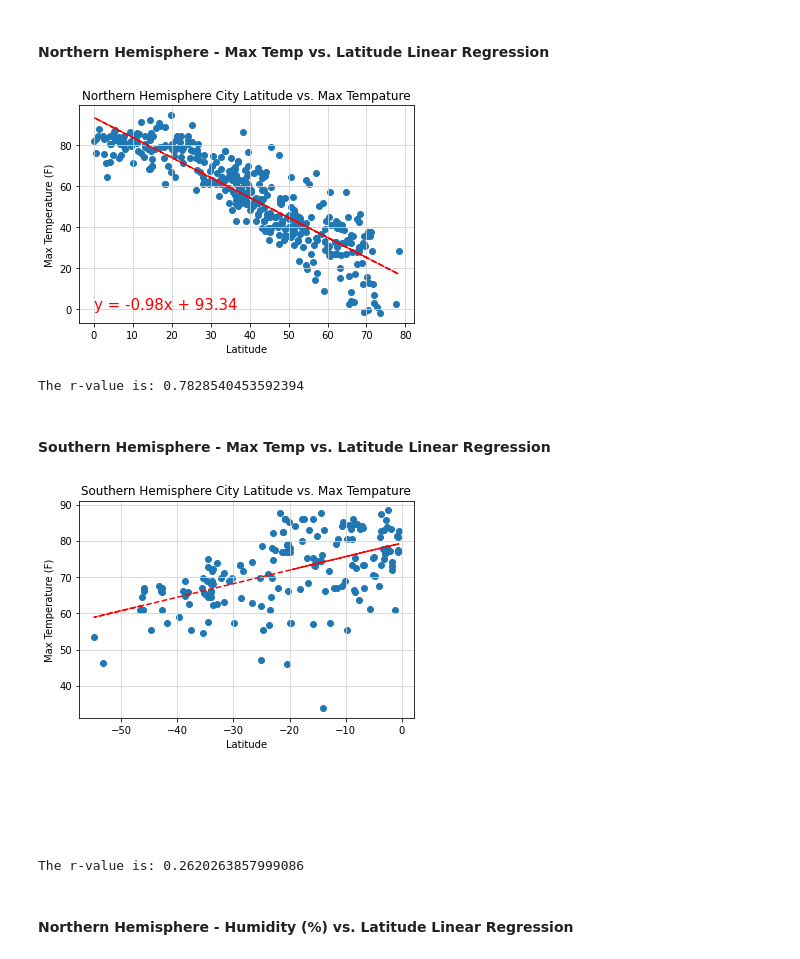
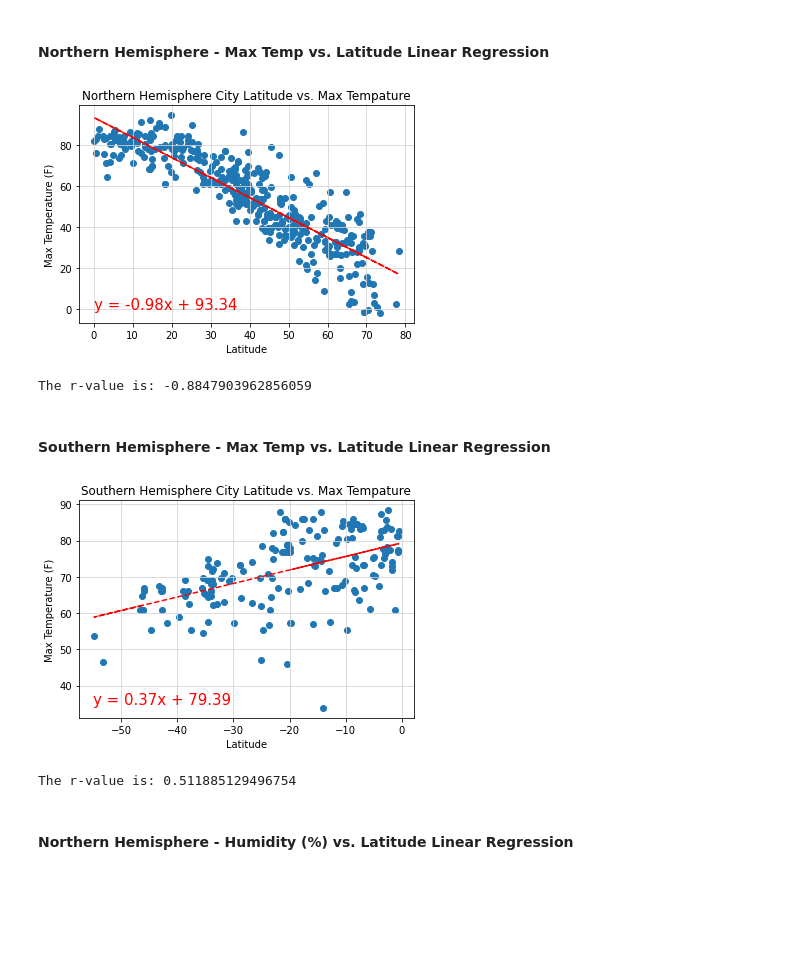
Before and after one commit to RobinWaves/python-api-challenge, a Jupyter notebook: WeatherPy/WeatherPy.ipynb, the cells around one changed output. Drawn from its saved outputs; the diff is of its cells as text; code cells hidden in the pictures; blank space fills up the shorter version.

```diff
--- a/WeatherPy/WeatherPy.ipynb
+++ b/WeatherPy/WeatherPy.ipynb
@@ -248,39 +248,39 @@ plt.annotate(line_eq,(0, 0),fontsize=15,color="red")
 #plt.savefig('output_data/NorthHemiLatVsMaxTemp')
 plt.show()
 
-print(f"The r-value is: {ntl_r**2}") #square this?
+print(f"The r-value is: {ntl_r}") ### square this? ###
 # %% [output]
 [figure]
-The r-value is: 0.7828540453592394
+The r-value is: -0.8847903962856059
 # %% [markdown]
 ####  Southern Hemisphere - Max Temp vs. Latitude Linear Regression
 # %%
 south_hemi_lat = south_hemi['Lat']
 south_hemi_max_temp = south_hemi['Max Temp']
-# Perform a linear regression for the Northern Hemisphere on cities max temp vs latitude
-stl_slope,stl_int, stl_r, stl_p, stl_std_err = linregress(south_hemi_lat, south_hemi_max_temp)
+# Perform a linear regression for the Southern Hemisphere on cities max temp vs latitude
+stl_slope, stl_int, stl_r, stl_p, stl_std_err = linregress(south_hemi_lat, south_hemi_max_temp)
 
 # Create equation of line to calculate predicted max temp
 stl_fit = stl_slope * south_hemi_lat + stl_int
 
 # Create line equation string
 line_eq = f"y = {stl_slope:1.2f}x + {stl_int:1.2f}"
 
 plt.scatter(south_hemi_lat, south_hemi_max_temp)
 plt.plot(south_hemi_lat, stl_fit, "--", color = 'r')
 
 plt.title("Southern Hemisphere City Latitude vs. Max Tempature")
 plt.xlabel("Latitude")
 plt.ylabel("Max Temperature (F)")
 plt.grid (b=True,which='major',axis='both',linestyle='-',color='lightgrey')
-plt.annotate(line_eq,(0, 0),fontsize=15,color="red")
+plt.annotate(line_eq,(-55, 35),fontsize=15,color="red")
 
 #plt.savefig('output_data/SouthHemiLatVsMaxTemp')
 plt.show()
 
-print(f"The r-value is: {stl_r**2}") #square this?
+print(f"The r-value is: {stl_r}") ### square this? ###
 # %% [output]
-[figure, old version]
+[figure, new version]
-The r-value is: 0.2620263857999086
+The r-value is: 0.511885129496754
 # %% [markdown]
 ####  Northern Hemisphere - Humidity (%) vs. Latitude Linear Regression
```
Also changed, not shown: parts of 6 cells of this notebook.
